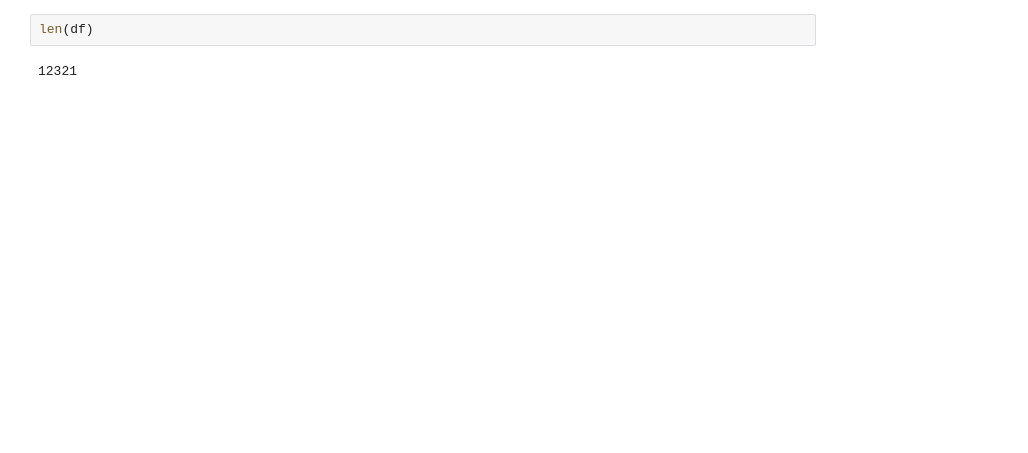
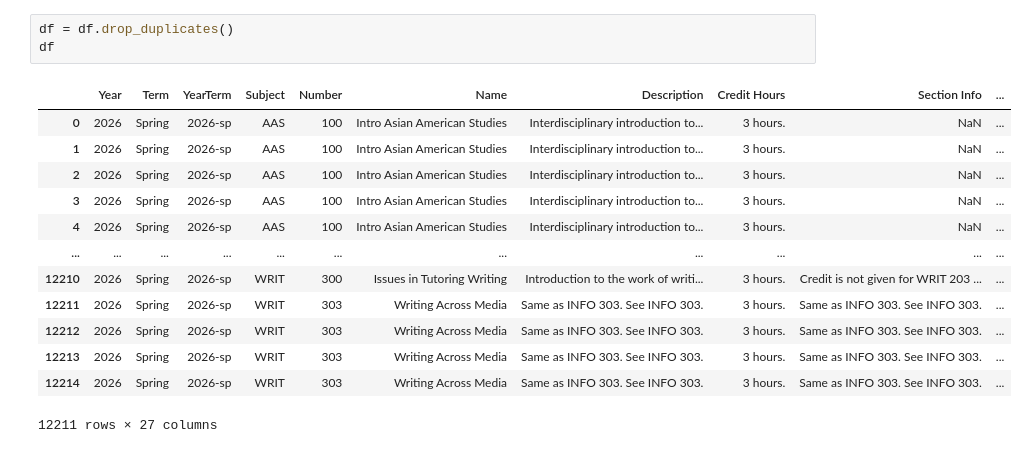
Before and after one commit to CS196Illinois/FA25-Group5, a Jupyter notebook: Hankun Wang/Jupyter/notebook.ipynb, the cells around one changed output. Drawn from its saved outputs; the diff is of its cells as text; blank space fills up the shorter version.

```diff
--- a/Hankun Wang/Jupyter/notebook.ipynb
+++ b/Hankun Wang/Jupyter/notebook.ipynb
@@ -24,4 +23,17 @@ df
 # %%
-len(df)
+df = df.drop_duplicates()
+df
 # %% [output]
+|  | Year | Term | YearTerm | Subject | Number | Name | Description | Credit Hours | Section Info | ... |
+| 0 | 2026 | Spring | 2026-sp | AAS | 100 | Intro Asian American Studies | Interdisciplinary introduction to... | 3 hours. | NaN | ... |
+| 1 | 2026 | Spring | 2026-sp | AAS | 100 | Intro Asian American Studies | Interdisciplinary introduction to... | 3 hours. | NaN | ... |
+| 2 | 2026 | Spring | 2026-sp | AAS | 100 | Intro Asian American Studies | Interdisciplinary introduction to... | 3 hours. | NaN | ... |
+| 3 | 2026 | Spring | 2026-sp | AAS | 100 | Intro Asian American Studies | Interdisciplinary introduction to... | 3 hours. | NaN | ... |
+| 4 | 2026 | Spring | 2026-sp | AAS | 100 | Intro Asian American Studies | Interdisciplinary introduction to... | 3 hours. | NaN | ... |
+| ... | ... | ... | ... | ... | ... | ... | ... | ... | ... | ... |
+| 12210 | 2026 | Spring | 2026-sp | WRIT | 300 | Issues in Tutoring Writing | Introduction to the work of writi... | 3 hours. | Credit is not given for WRIT 203 ... | ... |
+| 12211 | 2026 | Spring | 2026-sp | WRIT | 303 | Writing Across Media | Same as INFO 303. See INFO 303. | 3 hours. | Same as INFO 303. See INFO 303. | ... |
+| 12212 | 2026 | Spring | 2026-sp | WRIT | 303 | Writing Across Media | Same as INFO 303. See INFO 303. | 3 hours. | Same as INFO 303. See INFO 303. | ... |
+| 12213 | 2026 | Spring | 2026-sp | WRIT | 303 | Writing Across Media | Same as INFO 303. See INFO 303. | 3 hours. | Same as INFO 303. See INFO 303. | ... |
+| 12214 | 2026 | Spring | 2026-sp | WRIT | 303 | Writing Across Media | Same as INFO 303. See INFO 303. | 3 hours. | Same as INFO 303. See INFO 303. | ... |
-12321
+12211 rows × 27 columns
```
Also changed, not shown: parts of 3 cells of this notebook.
